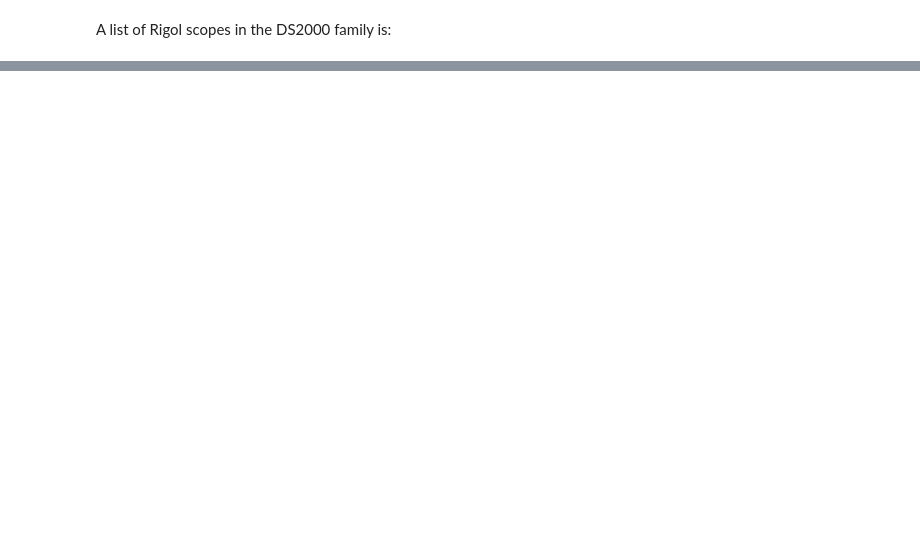
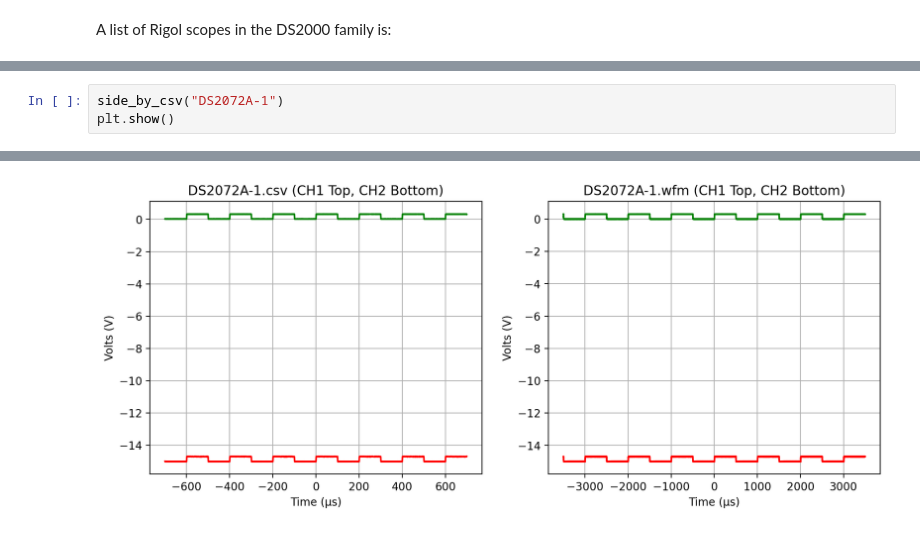
Before and after one commit to scottprahl/RigolWFM, a Jupyter notebook: docs/1-DS2000-Waveforms.ipynb, the cells around one changed output, grey strips where cells are left out. Saved outputs shown, nothing was run; the diff lists cells and outputs as text; blank space fills up the shorter version.

```diff
--- a/docs/1-DS2000-Waveforms.ipynb
+++ b/docs/1-DS2000-Waveforms.ipynb
@@ -477,0 +119,4 @@ plt.show()
+# %%
+side_by_csv("DS2072A-1")
+plt.show()
+# %% [output]
@@ -477,0 +124 @@ plt.show()
+[figure, added]
```
Also changed, not shown: parts of 49 cells of this notebook, 45 other files.
